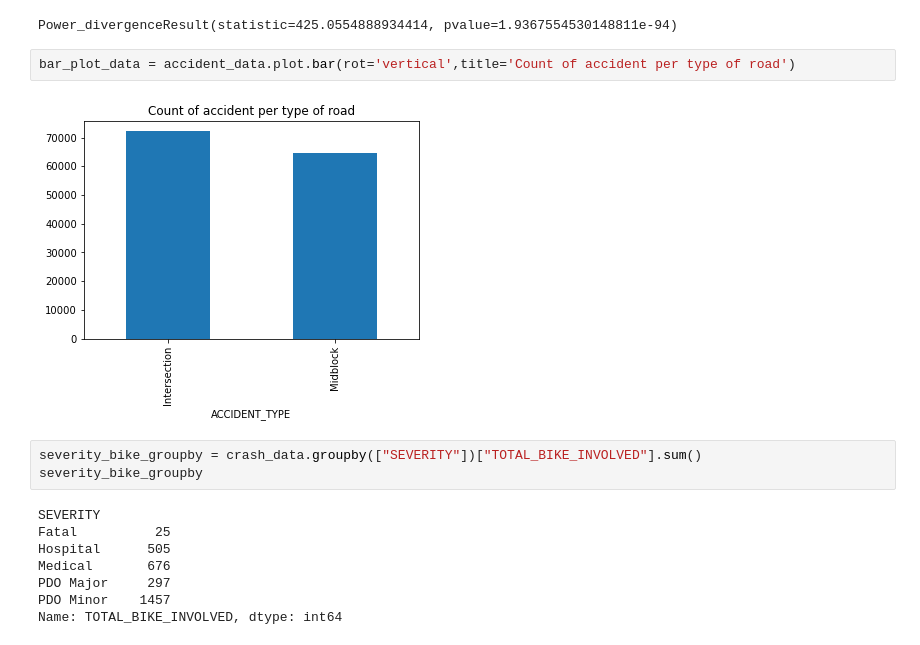
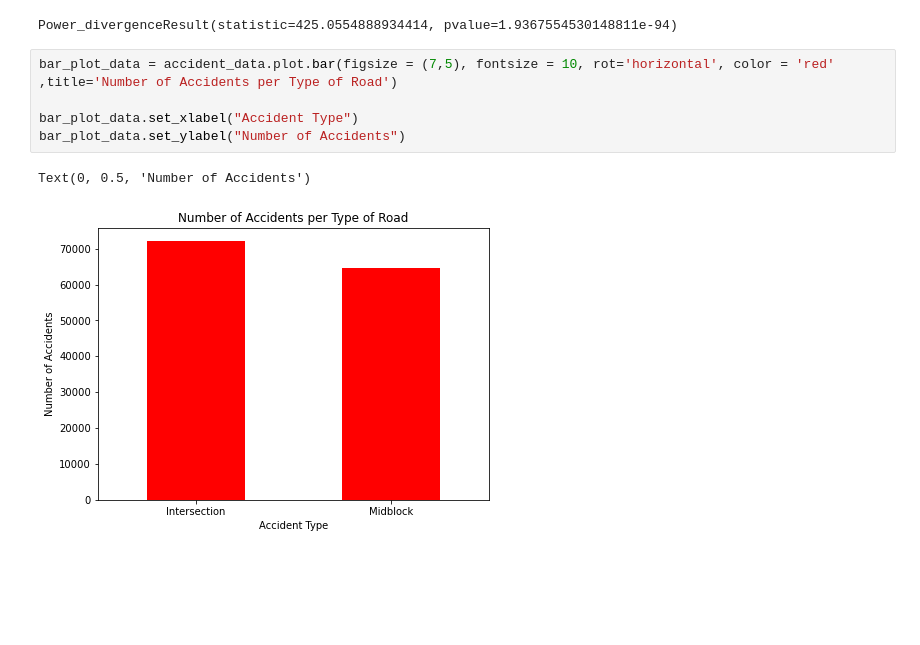
Before and after one commit to NZeinali/project_one, a Jupyter notebook: crash_beta.ipynb, the cells around one changed output. Drawn from its saved outputs; the diff is of its cells as text; blank space fills up the shorter version.

```diff
--- a/crash_beta.ipynb
+++ b/crash_beta.ipynb
@@ -218,18 +218,11 @@ st.chisquare(accident_stats['observed'], accident_stats['expected'])
 #reject null hypothesis - we conclude that the differences seen in number of accidents per type of accident are statistically significant.accident_stats
 # %% [output]
 Power_divergenceResult(statistic=425.0554888934414, pvalue=1.9367554530148811e-94)
-# %%
-bar_plot_data = accident_data.plot.bar(rot='vertical',title='Count of accident per type of road')
-# %% [output]
-[figure, removed]
-# %%
-severity_bike_groupby = crash_data.groupby(["SEVERITY"])["TOTAL_BIKE_INVOLVED"].sum()
-severity_bike_groupby
-# %% [output]
-SEVERITY
-Fatal          25
-Hospital      505
-Medical       676
-PDO Major     297
-PDO Minor    1457
-Name: TOTAL_BIKE_INVOLVED, dtype: int64
+# %%
+bar_plot_data = accident_data.plot.bar(figsize = (7,5), fontsize = 10, rot='horizontal', color = 'red' ,title='Number of Accidents per Type of Road')
+
+bar_plot_data.set_xlabel("Accident Type")
+bar_plot_data.set_ylabel("Number of Accidents")
+# %% [output]
+Text(0, 0.5, 'Number of Accidents')
+[figure, added]
```
Also changed, not shown: parts of 4 cells of this notebook, 2 other files.
